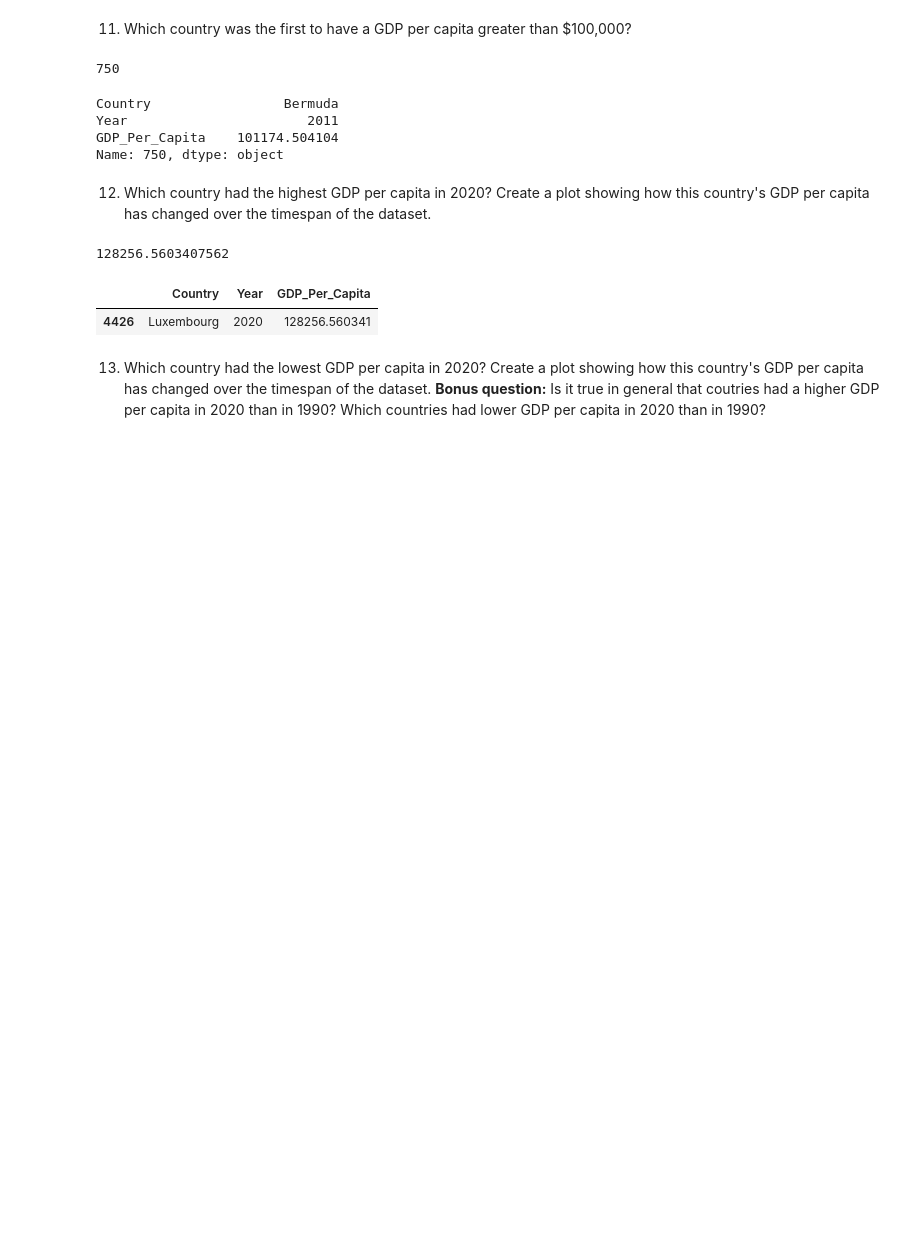
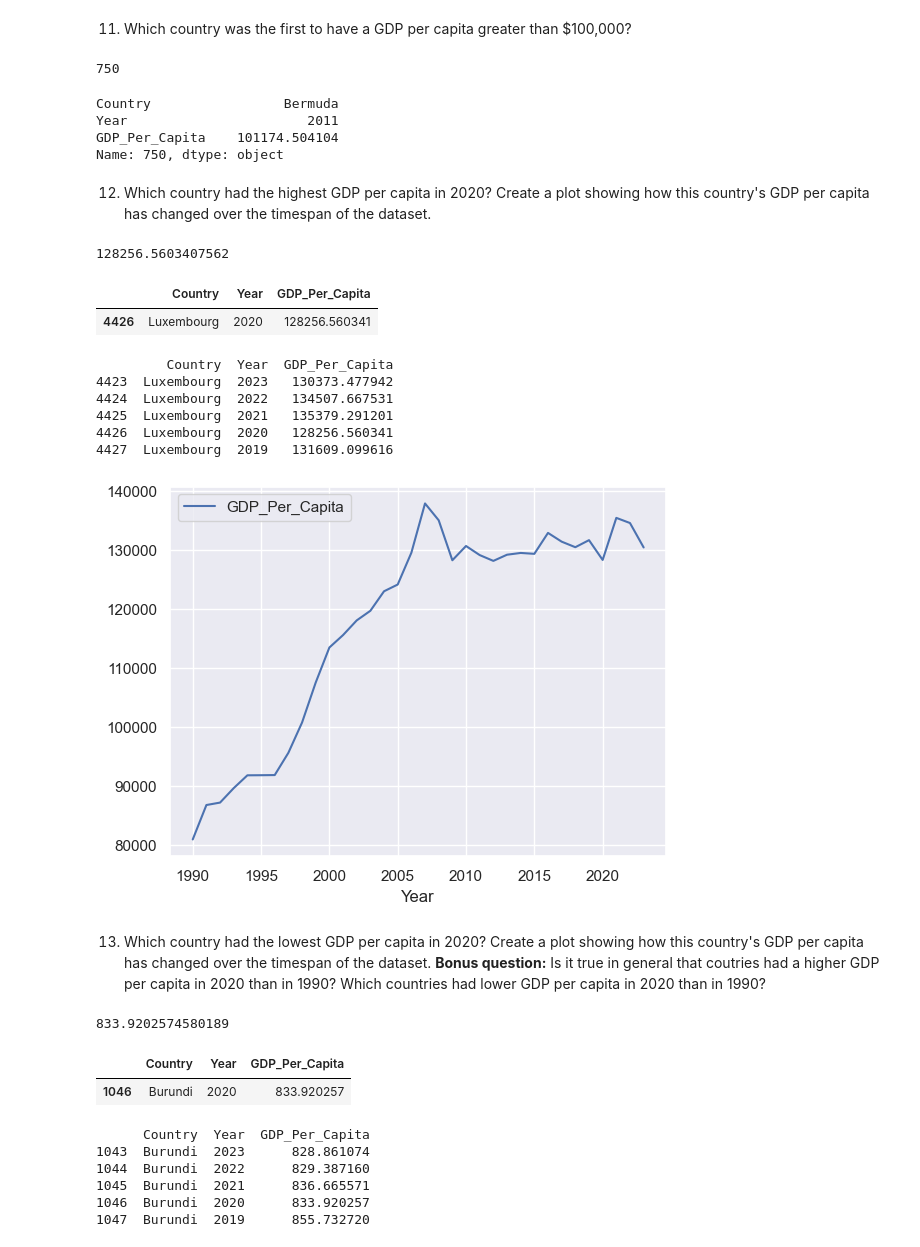
Before and after one commit to NSS-Data-Analytics-Cohort-14/gdp-and-internet-usage-Djmayfield-alt, a Jupyter notebook: notebooks/gdp_project.ipynb, the cells around one changed output. Saved outputs shown, nothing was run; the diff lists cells and outputs as text; code cells hidden in the pictures; blank space fills up the shorter version.

```diff
--- a/notebooks/gdp_project.ipynb
+++ b/notebooks/gdp_project.ipynb
@@ -217,5 +217,41 @@ gdp_df[gdp_df['GDP_Per_Capita'] == 128256.5603407562]
 | 4426 | Luxembourg | 2020 | 128256.560341 |
 # %%
 ## Luxembourg
+# %%
+luxembourg = gdp_df[gdp_df['Country'] == 'Luxembourg']
+print(luxembourg.head())
+# %% [output]
+         Country  Year  GDP_Per_Capita
+4423  Luxembourg  2023   130373.477942
+4424  Luxembourg  2022   134507.667531
+4425  Luxembourg  2021   135379.291201
+4426  Luxembourg  2020   128256.560341
+4427  Luxembourg  2019   131609.099616
+# %%
+luxembourg.plot(x='Year',
+                y='GDP_Per_Capita',
+                kind='line')
+plt.show()
+# %% [output]
+[figure, added]
 # %% [markdown]
 13. Which country had the lowest GDP per capita in 2020? Create a plot showing how this country's GDP per capita has changed over the timespan of the dataset. **Bonus question:** Is it true in general that coutries had a higher GDP per capita in 2020 than in 1990? Which countries had lower GDP per capita in 2020 than in 1990?
+# %%
+gdp_df[gdp_df['Year']==2020]['GDP_Per_Capita'].min()
+# %% [output]
+833.9202574580189
+# %%
+gdp_df[gdp_df['GDP_Per_Capita'] == 833.9202574580189]
+# %% [output]
+|  | Country | Year | GDP_Per_Capita |
+| 1046 | Burundi | 2020 | 833.920257 |
+# %%
+burundi = gdp_df[gdp_df['Country'] == 'Burundi']
+print(burundi.head())
+# %% [output]
+      Country  Year  GDP_Per_Capita
+1043  Burundi  2023      828.861074
+1044  Burundi  2022      829.387160
+1045  Burundi  2021      836.665571
+1046  Burundi  2020      833.920257
+1047  Burundi  2019      855.732720
```
Also changed, not shown: parts of 2 cells of this notebook.
